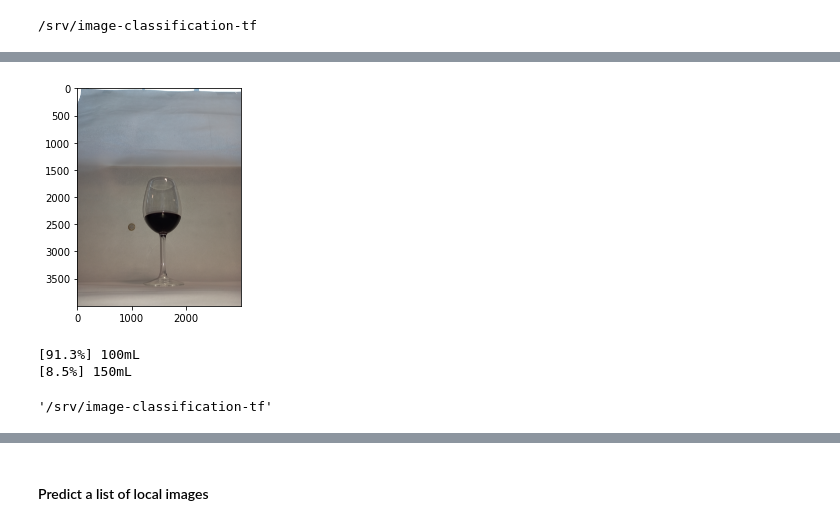
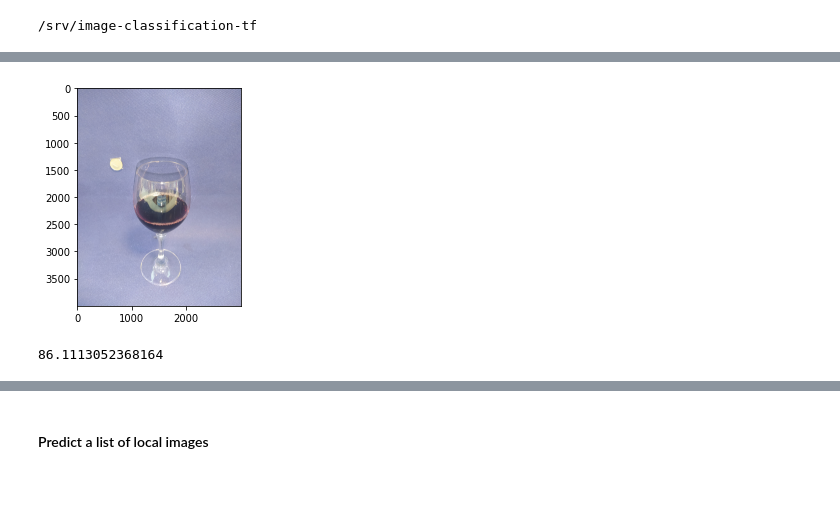
Before and after one commit to MiriamCobo/BrainGut-WineUp, a Jupyter notebook: notebooks/3.0-Computing_predictions.ipynb, the cells around one changed output, grey strips where cells are left out. Drawn from its saved outputs; the diff is of its cells as text; code cells hidden in the pictures; blank space fills up the shorter version.

```diff
--- a/notebooks/3.0-Computing_predictions.ipynb
+++ b/notebooks/3.0-Computing_predictions.ipynb
@@ -18,20 +18,17 @@ import matplotlib.pylab as plt
 
 from tensorflow.keras.models import load_model
 
-from imgclas.data_utils import load_image, load_data_splits, load_class_names
+from imgclas.data_utils import load_image, load_data_splits
 from imgclas.test_utils import predict
 from imgclas import paths, plot_utils, utils
 
 # User parameters to set
-TIMESTAMP = '2021-09-28_Lab_Madrid_CopaBor_FondoBlanco_Xception_100ep'                       # timestamp of the model
+TIMESTAMP = '2021-10-08_PruebaR2_copaChar'                       # timestamp of the model
 MODEL_NAME = 'final_model.h5'                           # model to use to make the prediction
 TOP_K = 2                                               # number of top classes predictions to save
 
 # Set the timestamp
 paths.timestamp = TIMESTAMP
-
-# Load the data
-class_names = load_class_names(splits_dir=paths.get_ts_splits_dir())
 
 # Load training configuration
 conf_path = os.path.join(paths.get_conf_dir(), 'conf.json')
@@ -103,23 +85,0 @@ Loading test data...
-# %%
-# load test data in another folder
-SPLIT_NAME = 'test'                                         # data split to use (nombre del .txt que vas a leer, en este caso test)
-conf['general']['images_directory'] = '/srv/datos/Laboratorio/Madrid/copa Char/Fondo blanco'  # custom the absolute path to the images directory, if needed
-
-# Load the data
-X, y = load_data_splits(splits_dir='/srv/images_classes/copa Char/Fondo blanco',
-                        im_dir=conf['general']['images_directory'],
-                        split_name=SPLIT_NAME)
-
-# Predict
-pred_lab, pred_prob = predict(model, X, conf, top_K=TOP_K, filemode='local')
-
-# Save the predictions
-pred_dict = {'filenames': list(X),
-             'pred_lab': pred_lab.tolist(),
-             'pred_prob': pred_prob.tolist()}
-if y is not None:
-    pred_dict['true_lab'] = y.tolist()
-
-pred_path = os.path.join(paths.get_predictions_dir(), '{}+{}+top{}.json'.format(MODEL_NAME, SPLIT_NAME, TOP_K))
-with open(pred_path, 'w') as outfile:
-    json.dump(pred_dict, outfile, sort_keys=True)
@@ -141,12 +98,11 @@ False
 /srv/image-classification-tf
 # %%
 # FILEPATH = r"C:\Users\Miriam\Desktop\9221_45.jpg" # no se pueden leer archivos desde local en la maquina virtual, hay que subirlos aqui
-FILEPATH = 'data/images/Est_Mad_J_Bor_100_nd_f_bl_con_al_inf.jpg'
+FILEPATH = '/srv/datos/Laboratorio/Madrid/copa Char/Fondo azul/Est_Mad_J_Char_75_nd_f_az_con_me_sup1.jpg'
 
-pred_lab, pred_prob = predict(model, FILEPATH, conf, top_K=TOP_K)#, filemode='local')
+pred_value = predict(model, FILEPATH, conf)#, filemode='local')
 
 plt.imshow(load_image(FILEPATH))#, filemode='local'))
 plt.show()
-for j in range(pred_lab.shape[1]):
-    print('[{:.1f}%] {}'.format(pred_prob[0, j] * 100, class_names[pred_lab[0, j]]))
+print('{}'.format(pred_value[0]))
 # %% [output]
@@ -154,7 +110,2 @@ for j in range(pred_lab.shape[1]):
-[figure, old version]
+[figure, new version]
-[91.3%] 100mL
-[8.5%] 150mL
+86.1113052368164
-# %%
-pwd
-# %% [output]
-'/srv/image-classification-tf'
```
Also changed, not shown: parts of 8 cells of this notebook, 7 other files.
